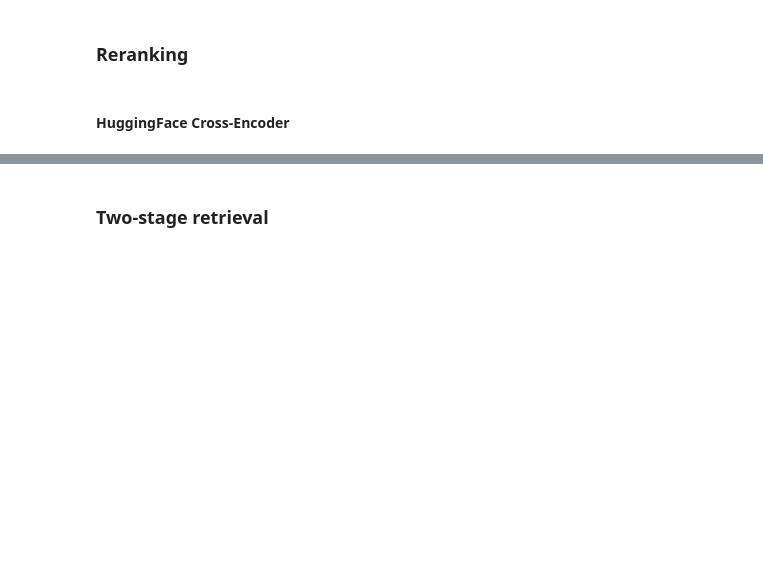
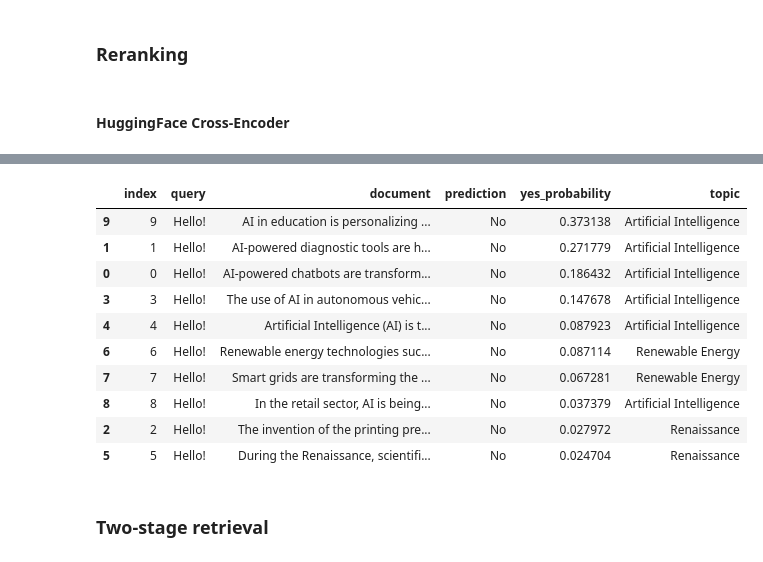
Before and after one commit to mertcan-basut/nlp, a Jupyter notebook: retrieve_and_rerank.ipynb, the cells around one changed output, grey strips where cells are left out. Cells and saved outputs as stored; diff of their text form; code cells hidden in the pictures; blank space fills up the shorter version.

Commit message:
Create "OpenAI Completions as Cross-Encoder" for "Reranking"

```diff
--- a/retrieve_and_rerank.ipynb
+++ b/retrieve_and_rerank.ipynb
@@ -71,7 +95,7 @@ vectordb._collection.count()
 # %% [output]
 28
 # %%
-query = ""
+query = "Hello!"
 # %% [markdown]
 ### Similarity metrics
 # %%
@@ -89,4 +114,4 @@ embeddings = vectordb.get(include=["embeddings"])['embeddings']
 # %% [markdown]
 #### LangChain similarity search
 # %%
-vectordb = Chroma(persist_directory="/content/drive/MyDrive/data/chroma/")
+vectordb = Chroma(persist_directory="/content/drive/MyDrive/data/chroma/", embedding_function=AzureOpenAIEmbeddings(model="text-embedding-ada-002"))
@@ -106,3 +223,29 @@ documents = vectordb.similarity_search_with_score(query="Hello!", k=10)
+# %%
+output_list = []
+for document, score in documents:
+  try:
+    output_list.append(document_relevance(query, document.page_content) + (document.metadata['topic'],))
+  except Exception as e:
+    print(e)
+
+output_df = pd.DataFrame(
+  output_list, columns=["query", "document", "prediction", "yes_probability", "topic"]
+).reset_index()
+
+reranked_df = output_df.sort_values(by=["yes_probability"], ascending=False)
+reranked_df
+# %% [output]
+|  | index | query | document | prediction | yes_probability | topic |
+| 9 | 9 | Hello! | AI in education is personalizing ... | No | 0.373138 | Artificial Intelligence |
+| 1 | 1 | Hello! | AI-powered diagnostic tools are h... | No | 0.271779 | Artificial Intelligence |
+| 0 | 0 | Hello! | AI-powered chatbots are transform... | No | 0.186432 | Artificial Intelligence |
+| 3 | 3 | Hello! | The use of AI in autonomous vehic... | No | 0.147678 | Artificial Intelligence |
+| 4 | 4 | Hello! | Artificial Intelligence (AI) is t... | No | 0.087923 | Artificial Intelligence |
+| 6 | 6 | Hello! | Renewable energy technologies suc... | No | 0.087114 | Renewable Energy |
+| 7 | 7 | Hello! | Smart grids are transforming the ... | No | 0.067281 | Renewable Energy |
+| 8 | 8 | Hello! | In the retail sector, AI is being... | No | 0.037379 | Artificial Intelligence |
+| 2 | 2 | Hello! | The invention of the printing pre... | No | 0.027972 | Renaissance |
+| 5 | 5 | Hello! | During the Renaissance, scientifi... | No | 0.024704 | Renaissance |
 # %% [markdown]
 ### Two-stage retrieval
 # %%
```
Also changed, not shown: parts of 10 cells of this notebook.
